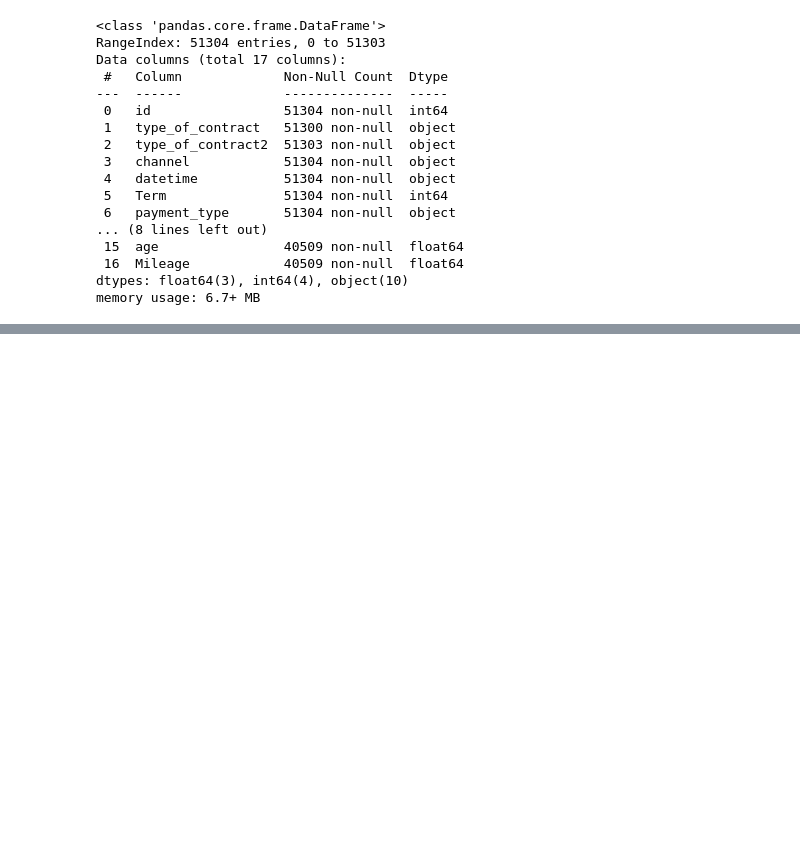
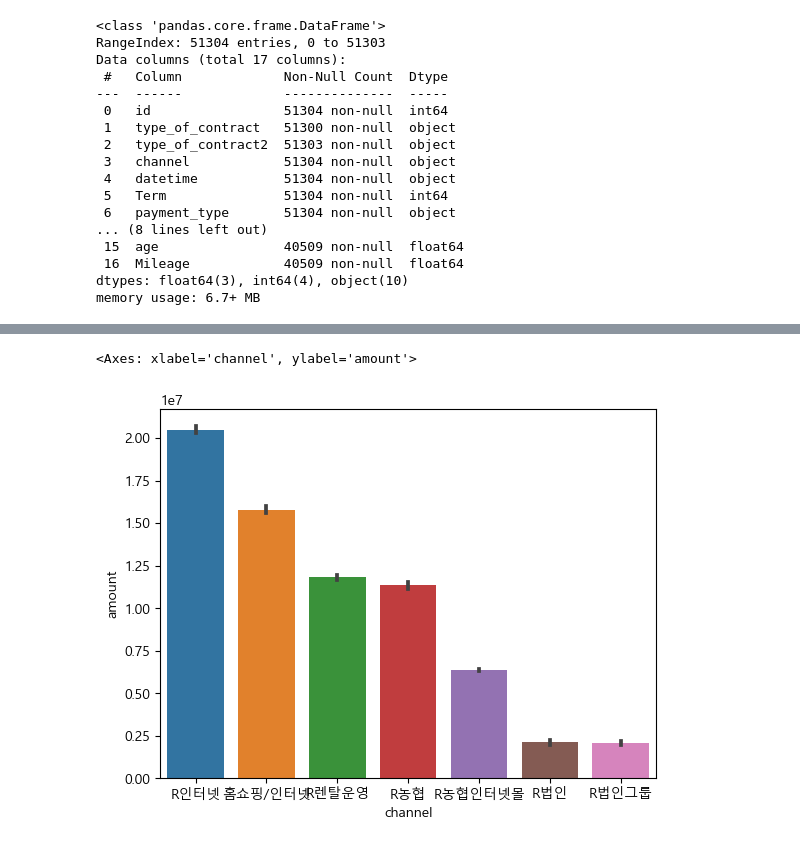
Before and after one commit to estskyway/study_data_analytics, a Jupyter notebook: codes/visuallizations/UsingCharts_TypeOfContract.ipynb, the cells around one changed output, grey strips where cells are left out. Saved outputs shown, nothing was run; the diff lists cells and outputs as text; code cells hidden in the pictures; blank space fills up the shorter version.

```diff
--- a/codes/visuallizations/UsingCharts_TypeOfContract.ipynb
+++ b/codes/visuallizations/UsingCharts_TypeOfContract.ipynb
@@ -162,0 +195,5 @@ memory usage: 6.7+ MB
+# %%
+sns.barplot(data=df_TOCC, x='channel' , y='amount', estimator=sum, order=df_TOCC_bottom_list) # 하위 7개 순위 표현
+# %% [output]
+<Axes: xlabel='channel', ylabel='amount'>
+[figure, added]
```
Also changed, not shown: parts of 9 cells of this notebook, 1 other file.
